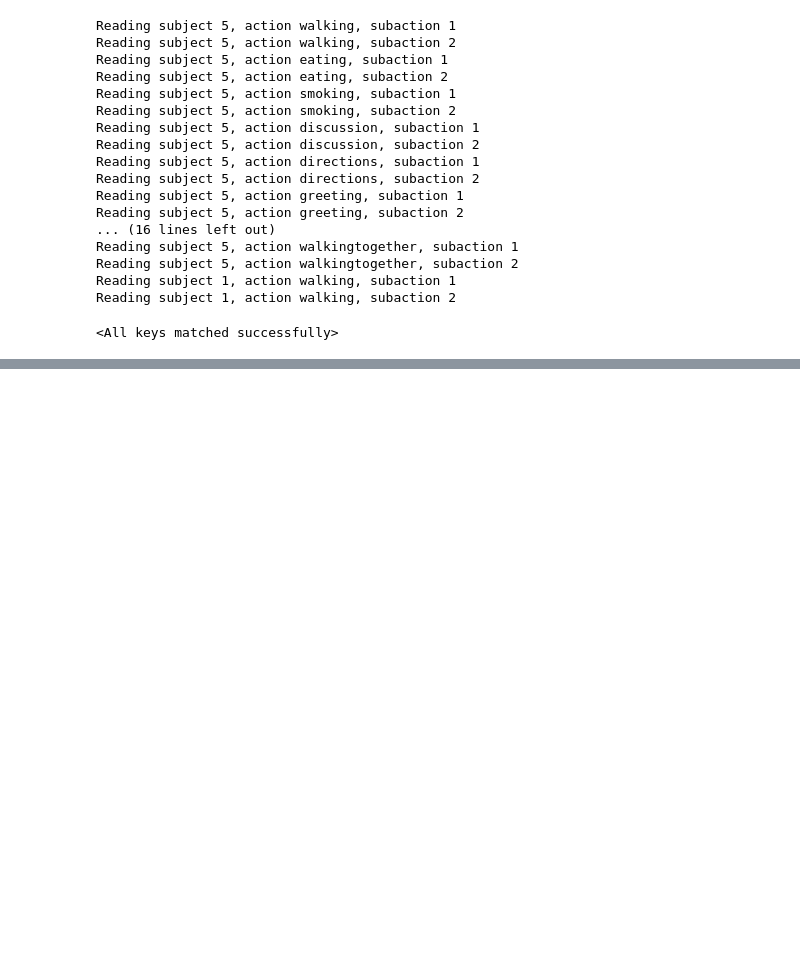
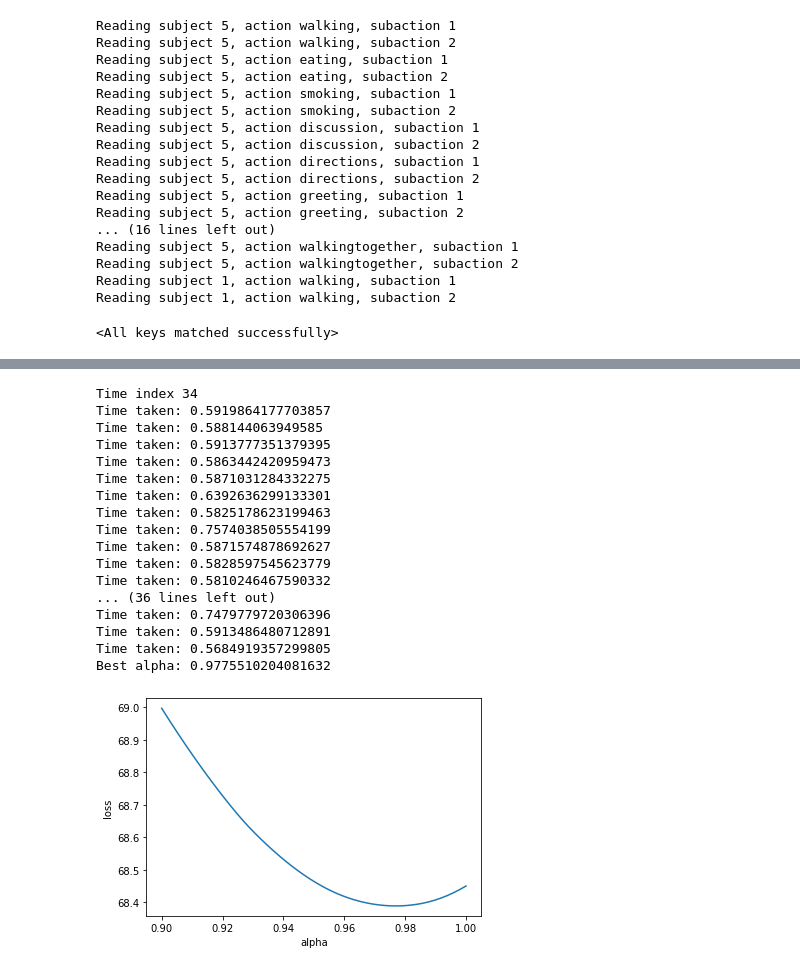
Before and after one commit to tileb1/LearnTrajDep, a Jupyter notebook: 2_models.ipynb, the cells around one changed output, grey strips where cells are left out. Saved outputs shown, nothing was run; the diff lists cells and outputs as text; code cells hidden in the pictures; blank space fills up the shorter version.

```diff
--- a/2_models.ipynb
+++ b/2_models.ipynb
@@ -158,0 +217,11 @@ torch.Size([8, 66, 35])
+# %%
+# Load test dataset
+acts = data_utils.define_actions('all')
+test_data = dict()
+for act in acts:
+    test_dataset = OldH36motion3D(path_to_data=opt.data_dir, actions=act, input_n=input_n, output_n=output_n, split=1,
+                               sample_rate=sample_rate, dct_used=dct_n)
+    test_data[act] = DataLoader(
+        dataset=test_dataset,
+        batch_size=opt.test_batch,
+        shuffle=False)
@@ -158,0 +246,45 @@ torch.Size([8, 66, 35])
+# %%
+alpha_to_plot = []
+y_to_plot = []
+for time_index in range(34, 35):
+    print("Time index {}".format(time_index))
+    best_alpha, min_err = 0, 1e9
+    for a in reversed(np.linspace(0.9, 1, 50)):
+        start = time.time()
+        tmp = 0
+        for act in ['walking', 'eating', 'smoking', 'discussion']:
+            err_3d = my_evaluate(test_data[act], model, train_dataset.dim_used, opt, alpha=a, j=24, dim=time_index)
+            tmp += err_3d
+        avg = tmp / len(['walking', 'eating', 'smoking', 'discussion'])
+        if avg < min_err:
+            min_err = avg
+            best_alpha = a
+        print('Time taken: {}'.format(time.time()-start))
+        alpha_to_plot.append(a)
+        y_to_plot.append(avg)
+    print('Best alpha: {}'.format(best_alpha))
+    print()
+
+plt.plot(alpha_to_plot, y_to_plot)
+plt.xlabel('alpha')
+plt.ylabel('loss')
+plt.show()
+# %% [output]
+Time index 34
+Time taken: 0.5919864177703857
+Time taken: 0.588144063949585
+Time taken: 0.5913777351379395
+Time taken: 0.5863442420959473
+Time taken: 0.5871031284332275
+Time taken: 0.6392636299133301
+Time taken: 0.5825178623199463
+Time taken: 0.7574038505554199
+Time taken: 0.5871574878692627
+Time taken: 0.5828597545623779
+Time taken: 0.5810246467590332
+... (36 lines left out)
+Time taken: 0.7479779720306396
+Time taken: 0.5913486480712891
+Time taken: 0.5684919357299805
+Best alpha: 0.9775510204081632
+[figure, added]
```
Also changed, not shown: parts of 4 cells of this notebook.
